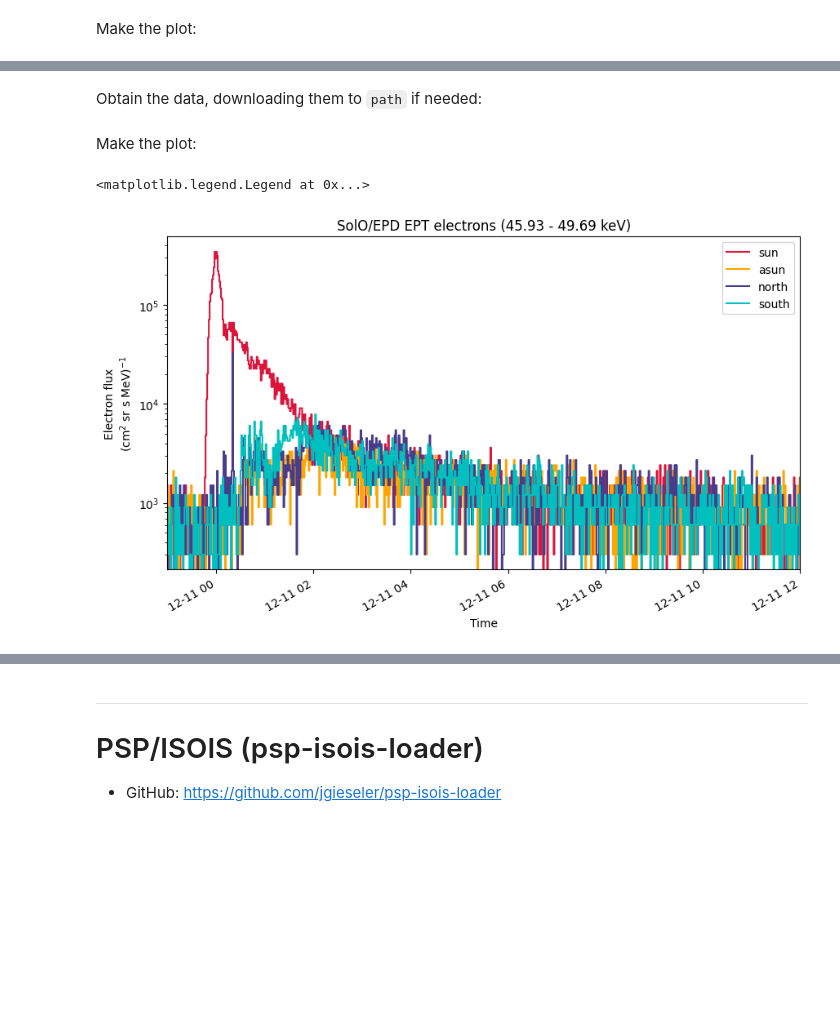
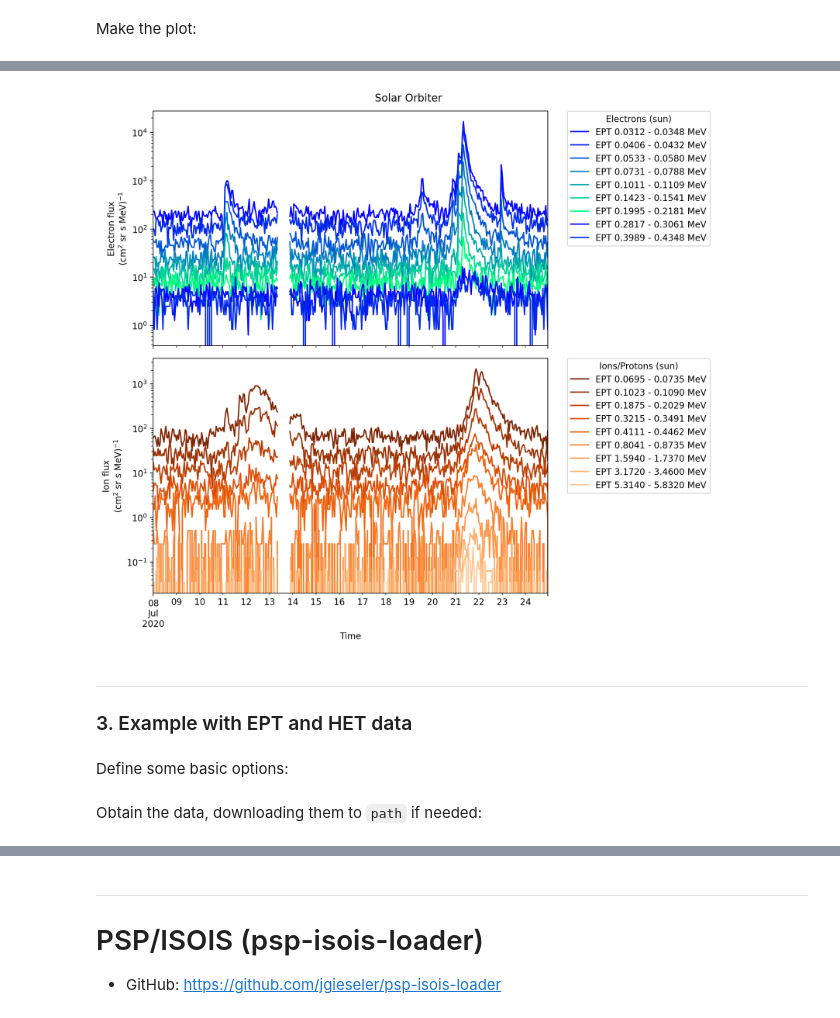
Before and after one commit to serpentine-h2020/serpentine, a Jupyter notebook: notebooks/sep_analysis_tools/data_loader.ipynb, the cells around one changed output, grey strips where cells are left out. Saved outputs shown, nothing was run; the diff lists cells and outputs as text; code cells hidden in the pictures; blank space fills up the shorter version.

Commit message:
extend solo/epd examples

```diff
--- a/notebooks/sep_analysis_tools/data_loader.ipynb
+++ b/notebooks/sep_analysis_tools/data_loader.ipynb
@@ -102,6 +164,12 @@ Obtain the data, downloading them to `path` if needed:
 # %%
 # load ept sun viewing data
 df_protons_ept, df_electrons_ept, energies_ept = epd_load(sensor='ept', level='l2',
+                                                          startdate=startdate, enddate=enddate,
+                                                          viewing=viewing,
+                                                          path=path, autodownload=autodownload)
+
+# load het sun viewing data
+df_protons_het, df_electrons_het, energies_het = epd_load(sensor='het', level='l2',
                                                           startdate=startdate, enddate=enddate,
                                                           viewing=viewing,
                                                           path=path, autodownload=autodownload)
@@ -202,2 +204,0 @@ level = 'l2'
-# %% [markdown]
-Obtain the data, downloading them to `path` if needed:
@@ -218,29 +205,29 @@ df_protons_north, df_electrons_north, energies = epd_load(sensor=sensor, level=l
-# %% [markdown]
-Make the plot:
-# %%
-# energy channel to use; cf. "energies" for the energies
-channel = 6
-
-fig, ax = plt.subplots(figsize=(10, 6))
-ax = df_electrons_sun['Electron_Flux'][f'Electron_Flux_{channel}'].plot(logy=True, label='sun',
-                                                                        color=color['sun'],
-                                                                        drawstyle="steps-mid")
-ax = df_electrons_asun['Electron_Flux'][f'Electron_Flux_{channel}'].plot(logy=True, label='asun',
-                                                                        color=color['asun'],
-                                                                        drawstyle="steps-mid")
-ax = df_electrons_north['Electron_Flux'][f'Electron_Flux_{channel}'].plot(logy=True, label='north',
-                                                                        color=color['north'],
-                                                                        drawstyle="steps-mid")
-ax = df_electrons_south['Electron_Flux'][f'Electron_Flux_{channel}'].plot(logy=True, label='south',
-                                                                        color=color['south'],
-                                                                        drawstyle="steps-mid")
-
-ax.set_xlim([dt.datetime(2020, 12, 10, 23, 0), dt.datetime(2020, 12, 11, 12, 0)])
-
-ax.set_ylabel("Electron flux\n"+r"(cm$^2$ sr s MeV)$^{-1}$")
-ax.set_title(f"SolO/EPD EPT electrons ({1000*energies['Electron_Bins_Low_Energy'][channel]:.2f}"
-             + f" - {1000*energies['Electron_Bins_Low_Energy'][channel+1]:.2f} keV)")
-ax.legend()
-# %% [output]
-<matplotlib.legend.Legend at 0x...>
-[figure, old version]
+# %%
+fig, axs = plt.subplots(2, sharex=True, figsize=(10, 9), dpi=200)
+axs[1].set_prop_cycle('color', plt.cm.Oranges_r(np.linspace(0,1,12)))
+axs[0].set_prop_cycle('color', plt.cm.winter(np.linspace(0,1,7)))
+
+# plot selection of ept electron channels
+for channel in [0, 4, 8, 12, 16, 20, 24, 28, 32]:
+   df_electrons_ept['Electron_Flux'][f'Electron_Flux_{channel}'].resample(resample).mean().plot(
+      ax = axs[0], logy=True, label='EPT '+energies_ept["Electron_Bins_Text"][channel][0])
+
+# plot selection of ept ion channels
+for channel in [6, 13, 22, 29, 32, 40, 48, 56, 62]:
+   df_protons_ept['Ion_Flux'][f'Ion_Flux_{channel}'].resample(resample).mean().plot(
+      ax = axs[1], logy=True, label='EPT '+energies_ept["Ion_Bins_Text"][channel][0])
+
+axs[0].set_ylabel("Electron flux\n"+r"(cm$^2$ sr s MeV)$^{-1}$")
+axs[1].set_ylabel("Ion flux\n"+r"(cm$^2$ sr s MeV)$^{-1}$")
+axs[0].legend(bbox_to_anchor=(1.05, 1), loc=2, borderaxespad=0., title=f'Electrons ({viewing})')
+axs[1].legend(bbox_to_anchor=(1.05, 1), loc=2, borderaxespad=0., title=f'Ions/Protons ({viewing})')
+fig.suptitle('Solar Orbiter')
+plt.subplots_adjust(hspace=0)
+plt.tight_layout()
+# %% [output]
+[figure, added]
+# %% [markdown]
+---
+### 3. Example with EPT and HET data <a class="anchor" id="Solar_Orbiter_EPT_HET"></a>
+# %% [markdown]
+Define some basic options:
@@ -246,0 +244,2 @@ ax.legend()
+# %% [markdown]
+Obtain the data, downloading them to `path` if needed:
```
Also changed, not shown: parts of 32 cells of this notebook.
